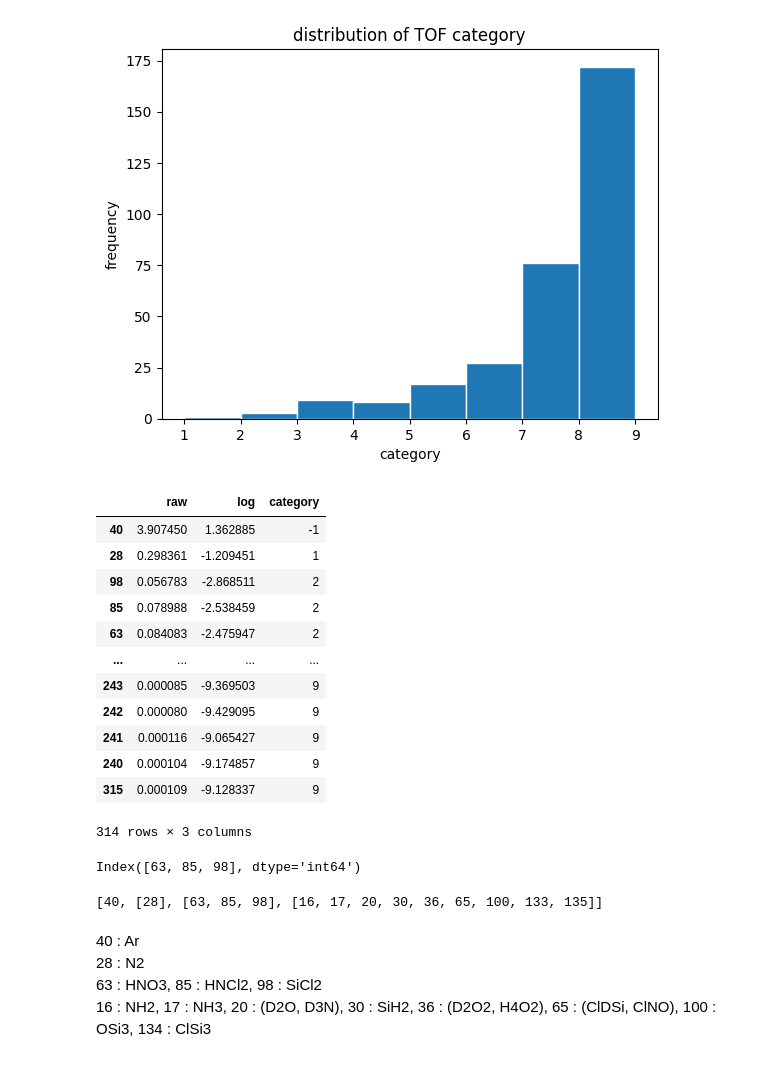
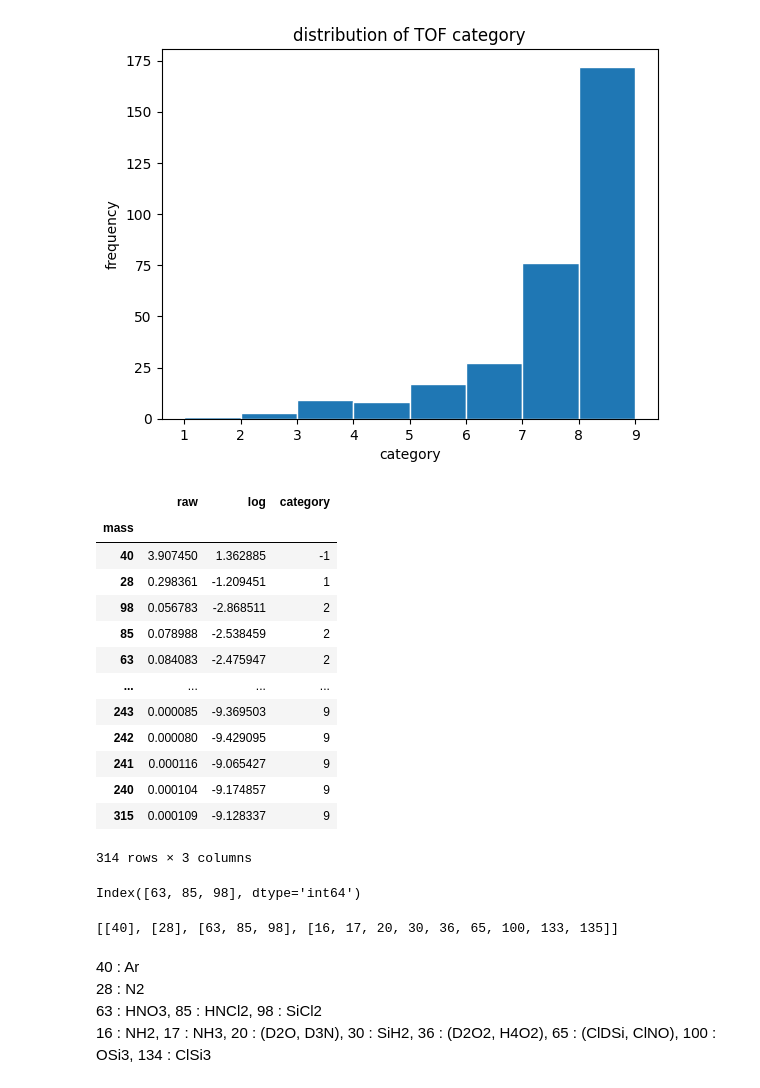
Before and after one commit to 24shiny/TOF_data, a Jupyter notebook: p1_first_look.ipynb, the cells around one changed output. Cells and saved outputs as stored; diff of their text form; code cells hidden in the pictures.

```diff
--- a/p1_first_look.ipynb
+++ b/p1_first_look.ipynb
@@ -251,11 +251,15 @@ plt.title('distribution of TOF category')
 plt.show()
 # %% [output]
 [figure]
+# %%
+df_max.loc[40,:] = [df_max.loc[40,:]['raw'], df_max.loc[40,:]['log'], -1]
 # %%
 # sort mol mass by category
+df_max.index.name = 'mass'
 df_max.sort_values(by='category', ascending=False)
 # %% [output]
 |  | raw | log | category |
+| mass |  |  |  |
 | 40 | 3.907450 | 1.362885 | -1 |
 | 28 | 0.298361 | -1.209451 | 1 |
 | 98 | 0.056783 | -2.868511 | 2 |
@@ -273,12 +277,12 @@ df_max[df_max['category']==2].index
 # %% [output]
 Index([63, 85, 98], dtype='int64')
 # %%
-category_mass = [40] # Ar shows the highest value
+category_mass = [[40]] # Ar shows the highest value
 for i in range(1,10):
     category_mass.append(list(df_max[df_max['category']==i].index))
 category_mass[:4]
 # %% [output]
-[40, [28], [63, 85, 98], [16, 17, 20, 30, 36, 65, 100, 133, 135]]
+[[40], [28], [63, 85, 98], [16, 17, 20, 30, 36, 65, 100, 133, 135]]
 # %% [markdown]
 40 : Ar
 <br>28 : N2
```
Also changed, not shown: parts of 37 cells of this notebook, 12 other files.
